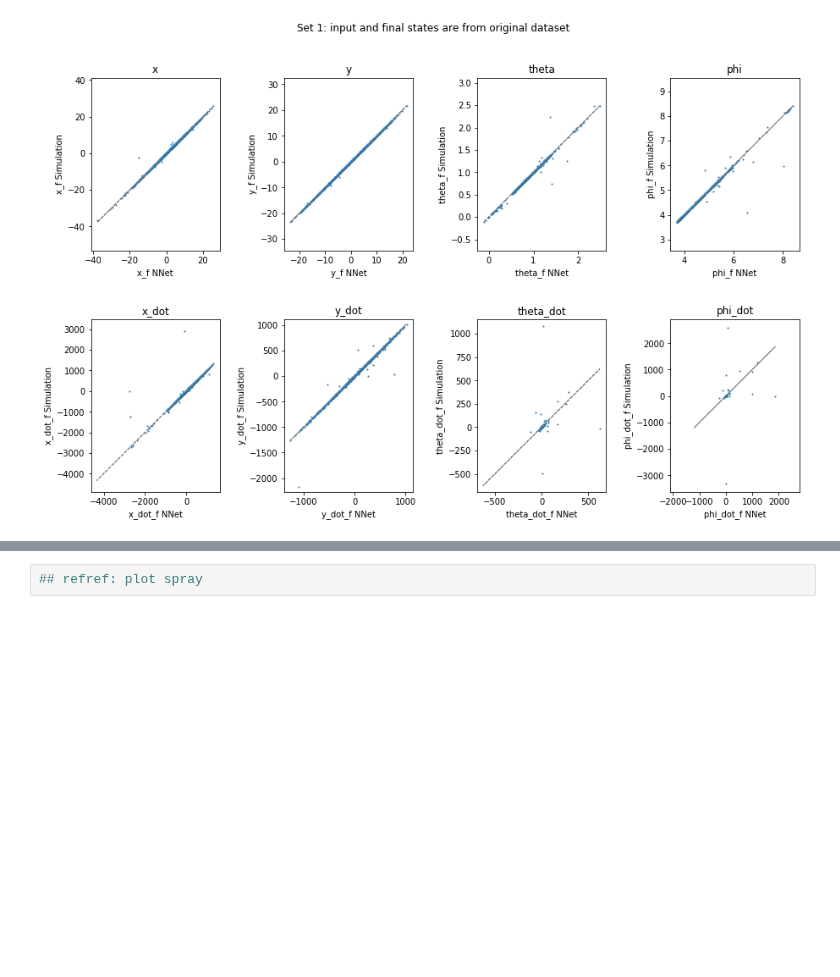
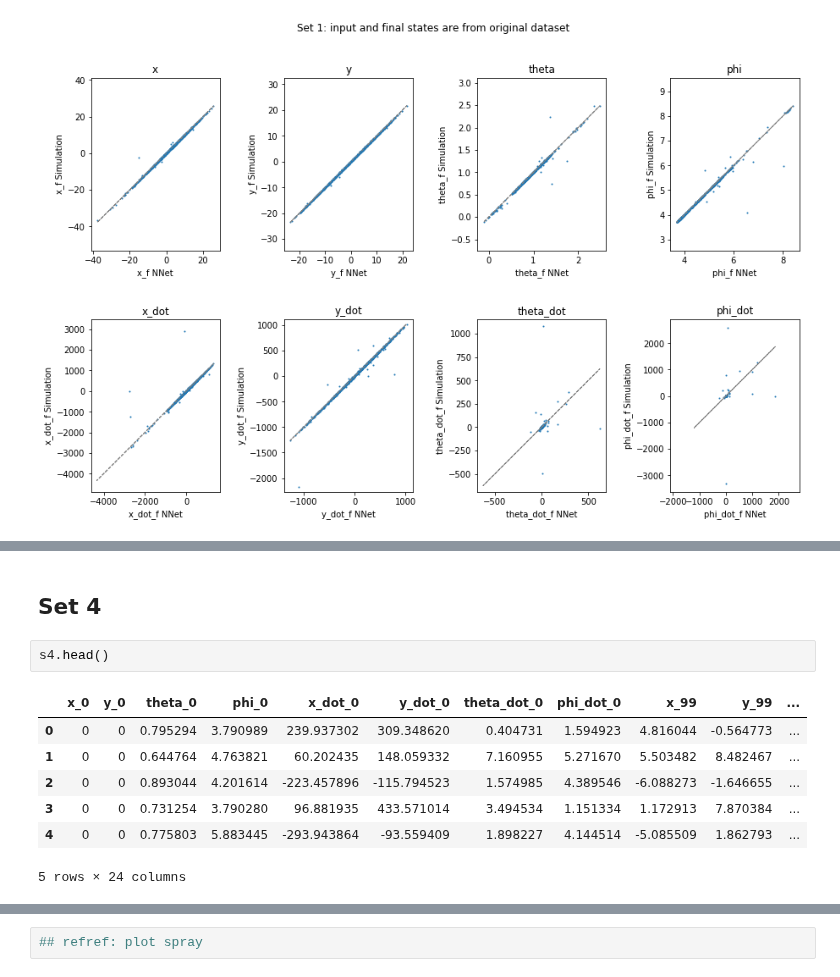
Before and after one commit to oliviatessa/MothMachineLearning, a Jupyter notebook: Compare NN vs. Simulation.ipynb, the cells around one changed output, grey strips where cells are left out. Cells and saved outputs as stored; diff of their text form; blank space fills up the shorter version.

```diff
--- a/Compare NN vs. Simulation.ipynb
+++ b/Compare NN vs. Simulation.ipynb
@@ -227,0 +188,12 @@ fig.savefig(os.path.join(figDir, "Sim3.pdf"), bbox_inches='tight')
+# %% [markdown]
+## Set 4
+# %%
+s4.head()
+# %% [output]
+|  | x_0 | y_0 | theta_0 | phi_0 | x_dot_0 | y_dot_0 | theta_dot_0 | phi_dot_0 | x_99 | y_99 | ... |
+| 0 | 0 | 0 | 0.795294 | 3.790989 | 239.937302 | 309.348620 | 0.404731 | 1.594923 | 4.816044 | -0.564773 | ... |
+| 1 | 0 | 0 | 0.644764 | 4.763821 | 60.202435 | 148.059332 | 7.160955 | 5.271670 | 5.503482 | 8.482467 | ... |
+| 2 | 0 | 0 | 0.893044 | 4.201614 | -223.457896 | -115.794523 | 1.574985 | 4.389546 | -6.088273 | -1.646655 | ... |
+| 3 | 0 | 0 | 0.731254 | 3.790280 | 96.881935 | 433.571014 | 3.494534 | 1.151334 | 1.172913 | 7.870384 | ... |
+| 4 | 0 | 0 | 0.775803 | 5.883445 | -293.943864 | -93.559409 | 1.898227 | 4.144514 | -5.085509 | 1.862793 | ... |
+5 rows × 24 columns
```
Also changed, not shown: parts of 15 cells of this notebook, 1 other file.
